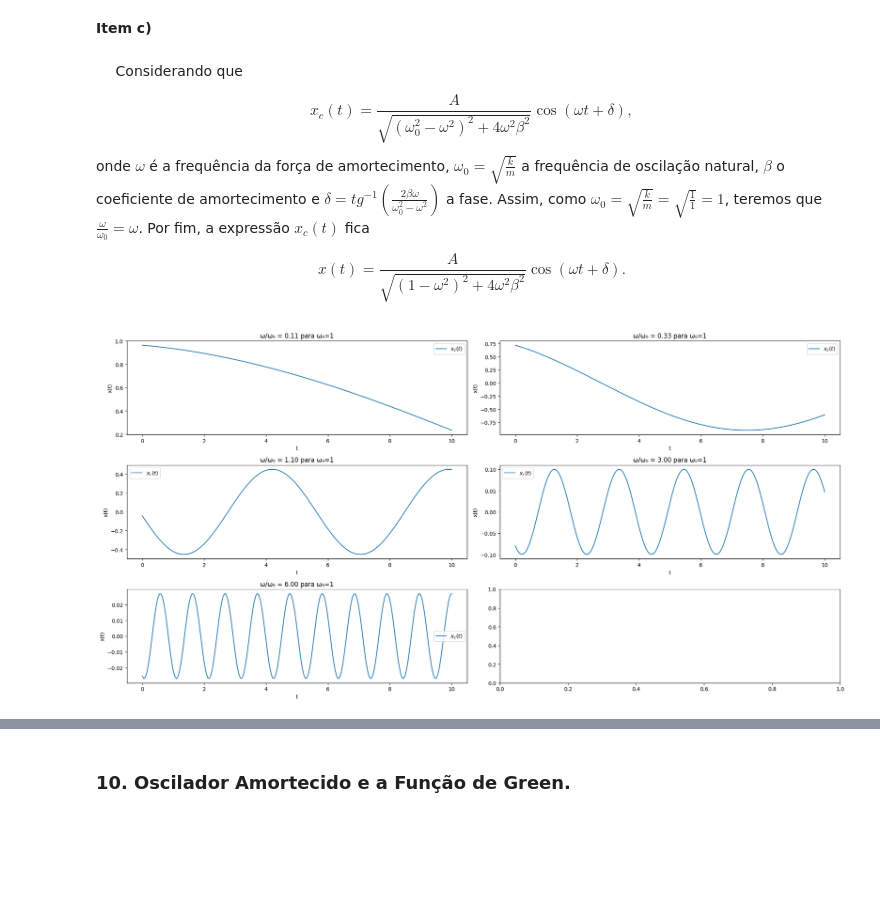
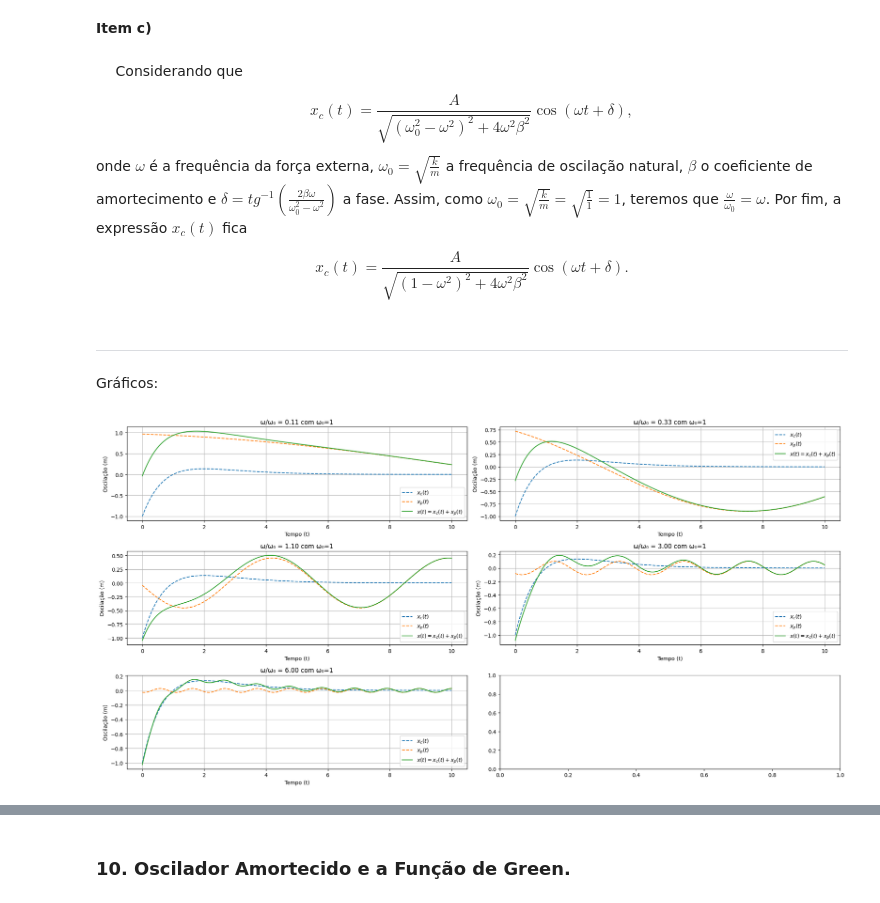
Before and after one commit to ylaksl/lista_num_mecanica, a Jupyter notebook: wally.ipynb, the cells around one changed output, grey strips where cells are left out. Cells and saved outputs as stored; diff of their text form; code cells hidden in the pictures; blank space fills up the shorter version.

```diff
--- a/wally.ipynb
+++ b/wally.ipynb
@@ -268,9 +267,9 @@ $\quad$ Considerando que
 
 $$x_c(t) = \frac{A}{\sqrt{(\omega_0^2 - \omega^2)^2 + 4\omega^2 \beta^2}} \cos{(\omega t + \delta)}, $$
 
-onde $\omega$ é a frequência da força de amortecimento, $\omega_0 = \sqrt{\frac{k}{m}}$ a frequência de oscilação natural, $\beta$ o coeficiente de amortecimento e $\delta = tg^{-1}\left( \frac{2\beta \omega}{\omega_0^2 - \omega^2}\right)$ a fase. Assim, como $\omega_0 = \sqrt{\frac{k}{m}} = \sqrt{\frac{1}{1}} = 1$, teremos que $\frac{\omega}{\omega_0} = \omega$. Por fim, a expressão $x_c(t)$ fica
+onde $\omega$ é a frequência da força externa, $\omega_0 = \sqrt{\frac{k}{m}}$ a frequência de oscilação natural, $\beta$ o coeficiente de amortecimento e $\delta = tg^{-1}\left( \frac{2\beta \omega}{\omega_0^2 - \omega^2}\right)$ a fase. Assim, como $\omega_0 = \sqrt{\frac{k}{m}} = \sqrt{\frac{1}{1}} = 1$, teremos que $\frac{\omega}{\omega_0} = \omega$. Por fim, a expressão $x_c(t)$ fica
 
-$$x(t) =  \frac{A}{\sqrt{( 1 - \omega^2)^2 + 4\omega^2 \beta^2}} \cos{(\omega t + \delta)}.$$
+$$x_c(t) =  \frac{A}{\sqrt{( 1 - \omega^2)^2 + 4\omega^2 \beta^2}} \cos{(\omega t + \delta)}.$$
 # %%
 omega0 = np.sqrt(k/m)
 omegas = np.array([1/9, 1/3, 1.1, 3, 6], float)
@@ -282,24 +280,30 @@ def x_c(t, omega):
     return ((A)/(np.sqrt((1-omega**2)**2 +4*omega**2*beta**2 )))*(np.cos(omega*t + delta))
-# %%
-tempos = np.linspace(0,10,200)
-
-
-fig, axes = plt.subplots(3, 2, figsize=(20, 10))
-axes = axes.flatten()  # transforma a matriz 3x2 em um array 1D para facilitar a iteração
-
-for i, omega in enumerate(omegas):
-    xc_points = []
-    for t in tempos:
-        xc_points.append(x_c(t,omega))
-
-    ax = axes[i]
-    ax.plot(tempos, xc_points, label = r'$x_c(t)$')
-    ax.set_title(f'ω/ω₀ = {omega:.2f} para ω₀=1')
-    ax.set_xlabel('t')
-    ax.set_ylabel('x(t)')
-    ax.legend()
-
-plt.tight_layout()
-plt.show()
-# %% [output]
-[figure, removed]
+# %% [markdown]
+---
+
+Gráficos:
+# %%
+tempos = np.linspace(0,10,200)
+
+fig, axes = plt.subplots(3, 2, figsize=(20, 10))
+axes = axes.flatten()  # transforma a matriz 3x2 em um array 1D para facilitar a iteração
+
+for i, omega in enumerate(omegas):
+    xc_points = x_c(tempos)
+    xp_points = x_p(tempos, omega)
+
+
+    ax = axes[i]
+    ax.plot(tempos, xc_points, '--',label = r'$x_c(t)$')
+    ax.plot(tempos, xp_points, '--',label = r'$x_p(t)$')
+    ax.plot(tempos, xp_points+xc_points, label = r'$x(t) = x_c(t) + x_p(t)$')
+    ax.set_title(f'ω/ω₀ = {omega:.2f} com ω₀=1')
+    ax.set_xlabel('Tempo (t)')
+    ax.set_ylabel('Oscilação (m)')
+    ax.grid()
+    ax.legend()
+
+plt.tight_layout()
+plt.show()
+# %% [output]
+[figure, added]
```
Also changed, not shown: parts of 50 cells of this notebook.
